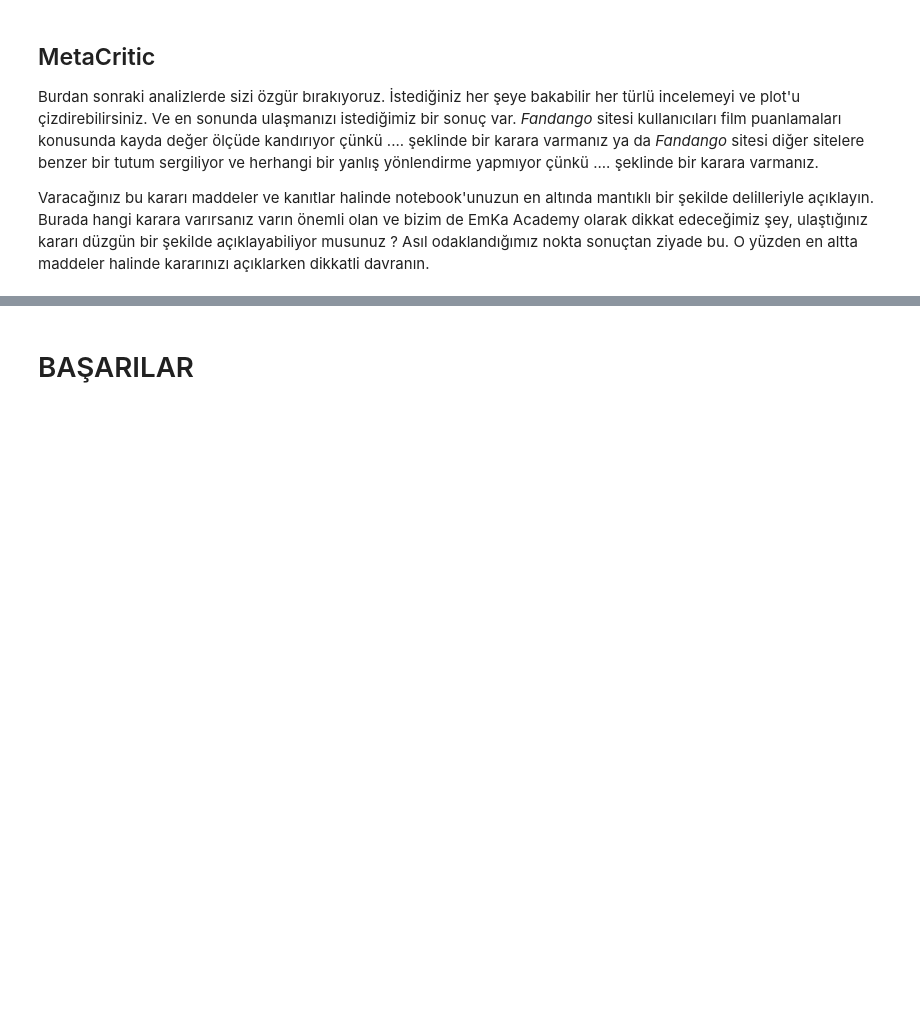
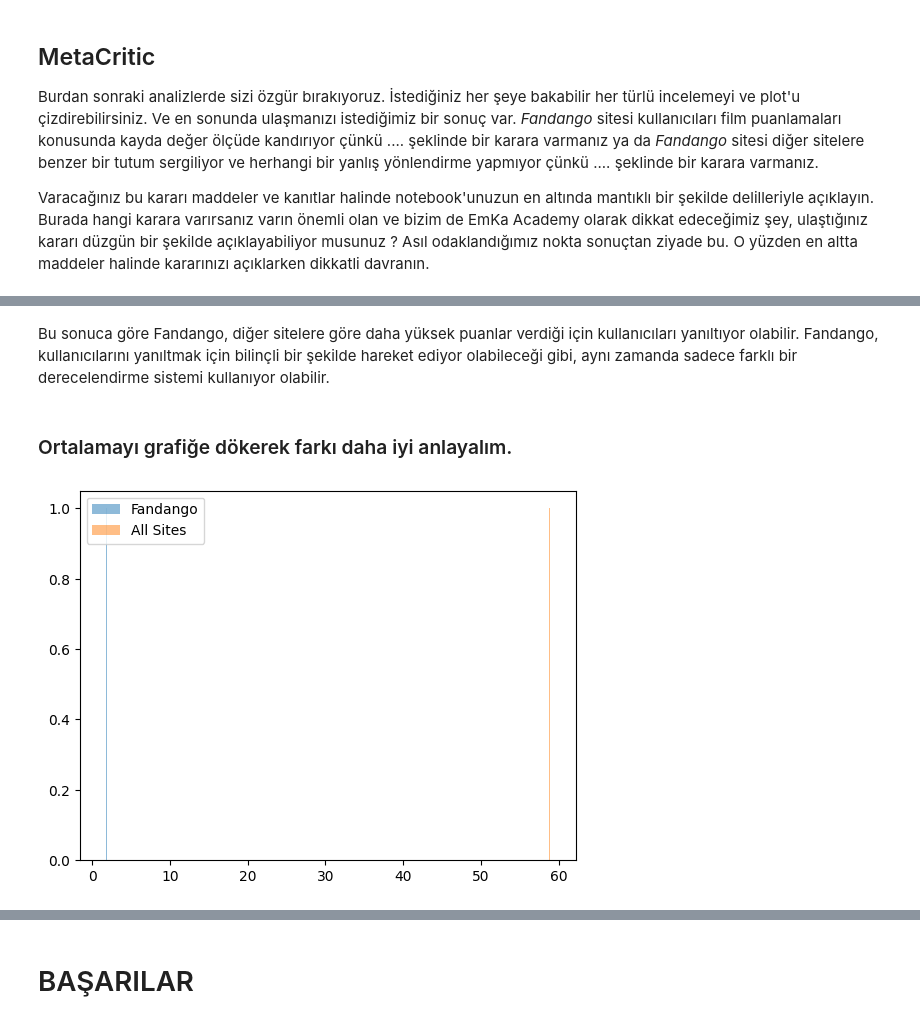
Before and after one commit to MehmetSEVIMLI/Data_Analysis_Capstone, a Jupyter notebook: Capstone-Project/BitirmeProjesi.ipynb, the cells around one changed output, grey strips where cells are left out. Cells and saved outputs as stored; diff of their text form; code cells hidden in the pictures; blank space fills up the shorter version.

```diff
--- a/Capstone-Project/BitirmeProjesi.ipynb
+++ b/Capstone-Project/BitirmeProjesi.ipynb
@@ -614,0 +640,13 @@ Varacağınız bu kararı maddeler ve kanıtlar halinde notebook'unuzun en altı
+# %%
+# 10luk puan sistemine çevirelim
+fandango['Fandango_Ratingvalue'] = fandango['STARS'] / 2
+
+# all_sites ve fandago sitelerinin ortalmalarını hesaplayalım.
+fandango_mean = fandango['Fandango_Ratingvalue'].mean()
+all_sites_mean = all_sites['Metacritic'].mean()
+
+# ortalamaların farkını hesaplayalım.
+mean_diff = abs(fandango_mean - all_sites_mean)
+print(fandango_mean)
+print(all_sites_mean)
+print('all_sites ve fandango arasında ki ortalama farkı:', mean_diff)
@@ -614,0 +660,12 @@ Varacağınız bu kararı maddeler ve kanıtlar halinde notebook'unuzun en altı
+# %% [markdown]
+Bu sonuca göre Fandango, diğer sitelere göre daha yüksek puanlar verdiği için kullanıcıları yanıltıyor olabilir.
+Fandango, kullanıcılarını yanıltmak için bilinçli bir şekilde hareket ediyor olabileceği gibi, aynı zamanda sadece farklı bir derecelendirme sistemi kullanıyor olabilir.
+# %% [markdown]
+### Ortalamayı grafiğe dökerek farkı daha iyi anlayalım.
+# %%
+plt.hist(fandango_mean, bins=20, alpha=0.5, label="Fandango")
+plt.hist(all_sites_mean, bins=20, alpha=0.5, label="All Sites")
+plt.legend(loc="upper left")
+plt.show()
+# %% [output]
+[figure, added]
```
Also changed, not shown: parts of 15 cells of this notebook.
